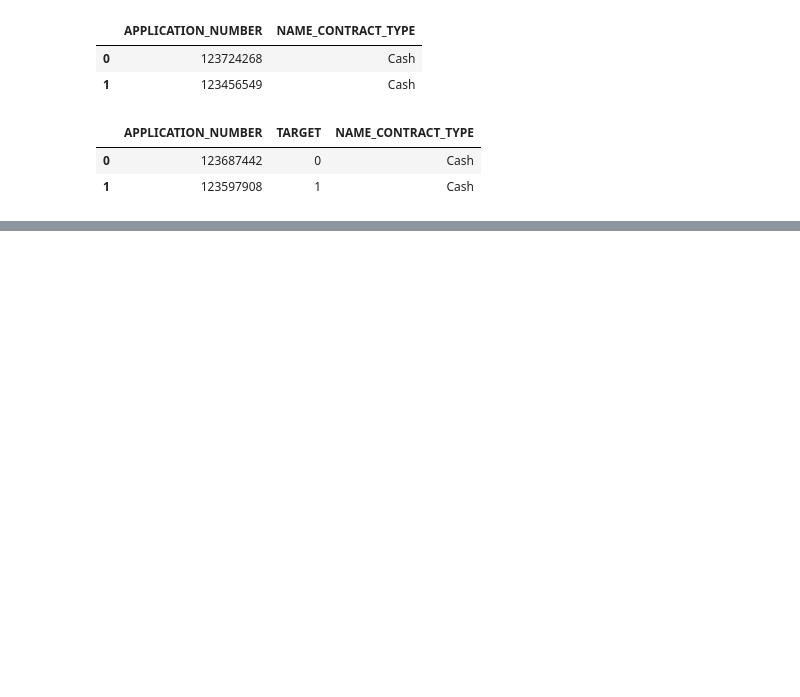
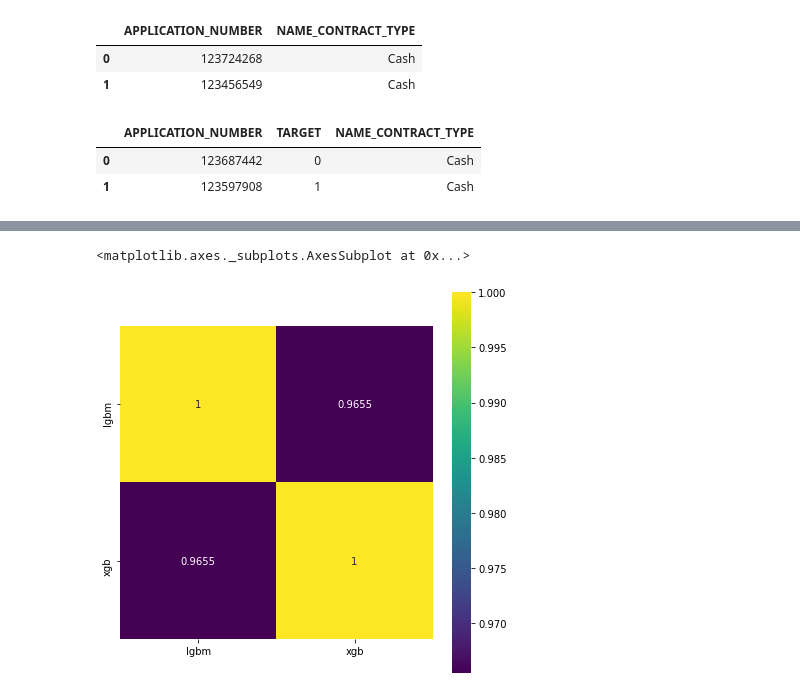
Before and after one commit to lyutovad/GU_DA_Kaggle, a Jupyter notebook: Homeworks/Homework7.ipynb, the cells around one changed output, grey strips where cells are left out. Drawn from its saved outputs; the diff is of its cells as text; code cells hidden in the pictures; blank space fills up the shorter version.

```diff
--- a/Homeworks/Homework7.ipynb
+++ b/Homeworks/Homework7.ipynb
@@ -244,0 +154,4 @@ OOF-score = 0.7015
+# %%
+estimators_xgb, oof_score_xgb = xgboost_cross_validation(
+    xgb_params, train, target,  cv=cv_strategy
+)
@@ -244,0 +241,22 @@ OOF-score = 0.7015
+# %%
+lgbm_params = {
+    'metric':"auc",
+    'boosting_type': 'gbdt',
+    'n_estimators': 3000,
+    'learning_rate': 0.01,
+    'num_leaves': 54,
+    'max_depth': 10,
+    'subsample_for_bin': 240000,
+    'reg_alpha': 0.5,
+    'reg_lambda': 0.5,
+    'colsample_bytree': 0.5,
+    'min_split_gain': 0.01,
+    'subsample': 0.7,
+    'is_unbalance': False,
+    'random_state': 42,
+
+}
+# %%
+estimators_lgbm, oof_preds_lgbm = lightgbm_cross_validation(
+    lgbm_params, train, target, cv=cv_strategy,
+)
@@ -244,0 +281,13 @@ OOF-score = 0.7015
+# %%
+scores = pd.DataFrame({
+    "lgbm": oof_preds_lgbm,
+    "xgb": oof_score_xgb
+})
+
+corr = scores.corr()
+# %%
+fig, axes = plt.subplots(1, 1, figsize=(7, 7))
+sns.heatmap(corr, annot=True, fmt=".4g", square=True, cmap="viridis", ax=axes)
+# %% [output]
+<matplotlib.axes._subplots.AxesSubplot at 0x...>
+[figure, added]
```
Also changed, not shown: parts of 53 cells of this notebook.
